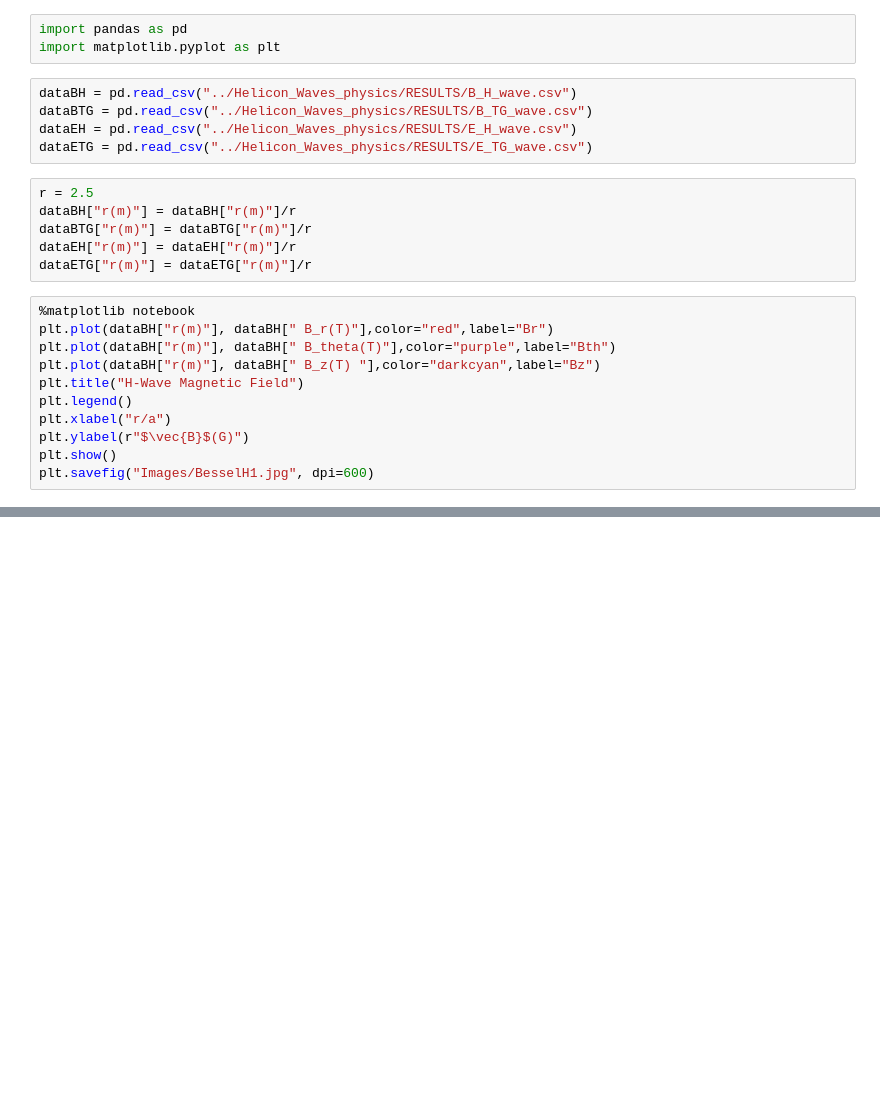
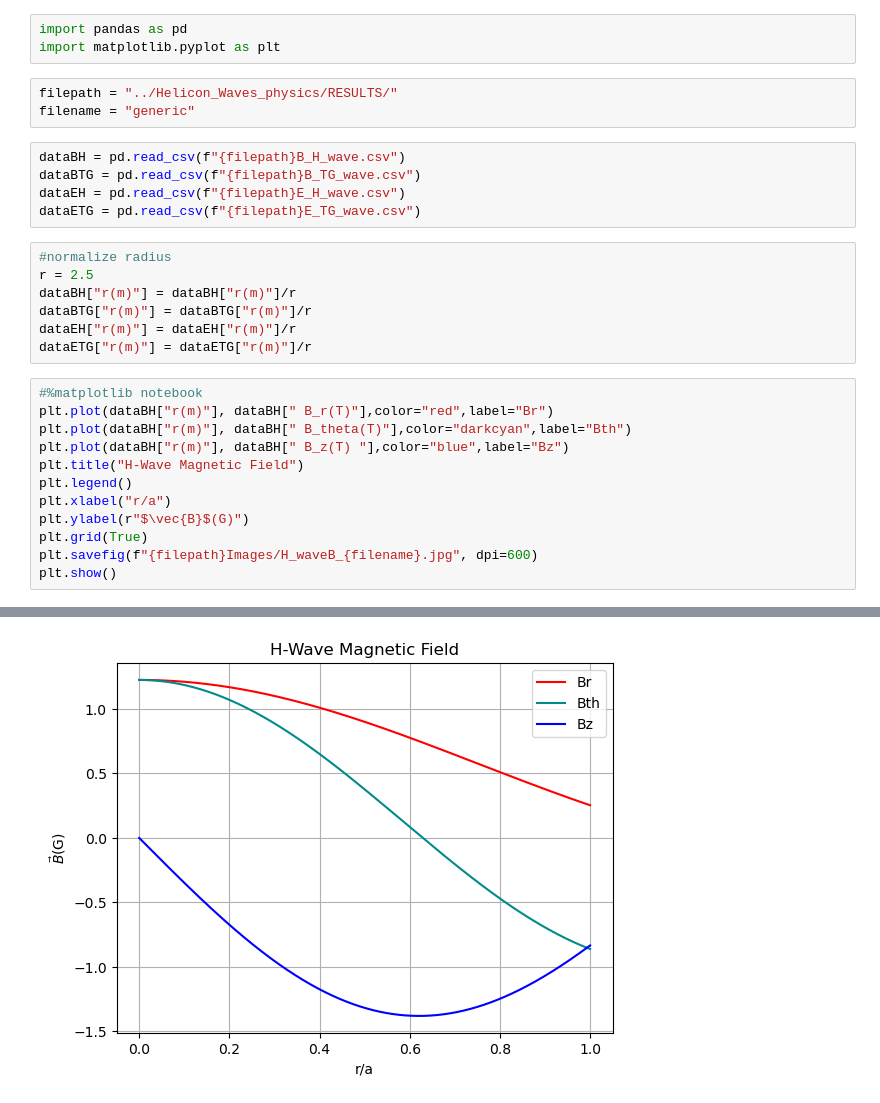
Before and after one commit to Lherrera094/Helicon-Waves, a Jupyter notebook: Analysis_pipeline/Helicon_plots.ipynb, the cells around one changed output, grey strips where cells are left out. Drawn from its saved outputs; the diff is of its cells as text; blank space fills up the shorter version.

Commit message:
improved plots

```diff
--- a/Analysis_pipeline/Helicon_plots.ipynb
+++ b/Analysis_pipeline/Helicon_plots.ipynb
@@ -1,26 +1,31 @@
 # %%
 import pandas as pd
 import matplotlib.pyplot as plt
+# %%
+filepath = "../Helicon_Waves_physics/RESULTS/"
+filename = "generic"
 # %%
-dataBH = pd.read_csv("../Helicon_Waves_physics/RESULTS/B_H_wave.csv")
-dataBTG = pd.read_csv("../Helicon_Waves_physics/RESULTS/B_TG_wave.csv")
-dataEH = pd.read_csv("../Helicon_Waves_physics/RESULTS/E_H_wave.csv")
-dataETG = pd.read_csv("../Helicon_Waves_physics/RESULTS/E_TG_wave.csv")
+dataBH = pd.read_csv(f"{filepath}B_H_wave.csv")
+dataBTG = pd.read_csv(f"{filepath}B_TG_wave.csv")
+dataEH = pd.read_csv(f"{filepath}E_H_wave.csv")
+dataETG = pd.read_csv(f"{filepath}E_TG_wave.csv")
 # %%
+#normalize radius
 r = 2.5
 dataBH["r(m)"] = dataBH["r(m)"]/r
 dataBTG["r(m)"] = dataBTG["r(m)"]/r
 dataEH["r(m)"] = dataEH["r(m)"]/r
 dataETG["r(m)"] = dataETG["r(m)"]/r
 # %%
-%matplotlib notebook
+#%matplotlib notebook
 plt.plot(dataBH["r(m)"], dataBH[" B_r(T)"],color="red",label="Br")
-plt.plot(dataBH["r(m)"], dataBH[" B_theta(T)"],color="purple",label="Bth")
-plt.plot(dataBH["r(m)"], dataBH[" B_z(T) "],color="darkcyan",label="Bz")
+plt.plot(dataBH["r(m)"], dataBH[" B_theta(T)"],color="darkcyan",label="Bth")
+plt.plot(dataBH["r(m)"], dataBH[" B_z(T) "],color="blue",label="Bz")
 plt.title("H-Wave Magnetic Field")
 plt.legend()
 plt.xlabel("r/a")
 plt.ylabel(r"$\vec{B}$(G)")
+plt.grid(True)
+plt.savefig(f"{filepath}Images/H_waveB_{filename}.jpg", dpi=600)
 plt.show()
-plt.savefig("Images/BesselH1.jpg", dpi=600)
 # %% [output]
@@ -29 +32,2 @@ plt.savefig("Images/BesselH1.jpg", dpi=600)
+[figure, added]
 # %%
```
Also changed, not shown: parts of 4 cells of this notebook, 5 other files.
